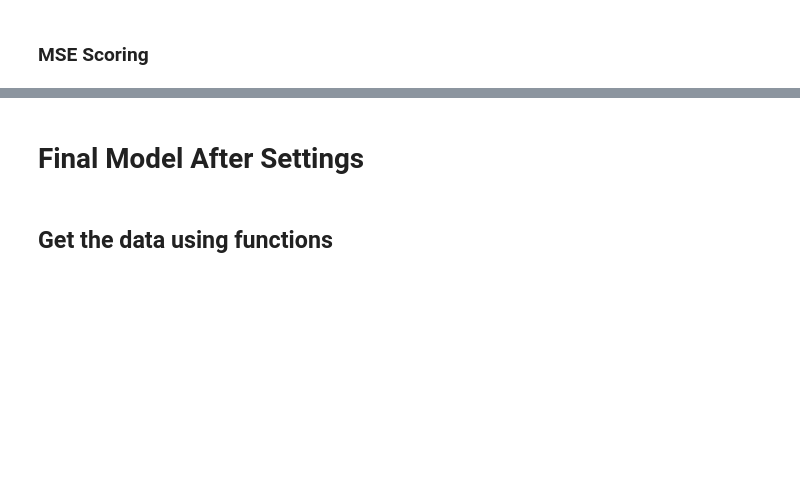
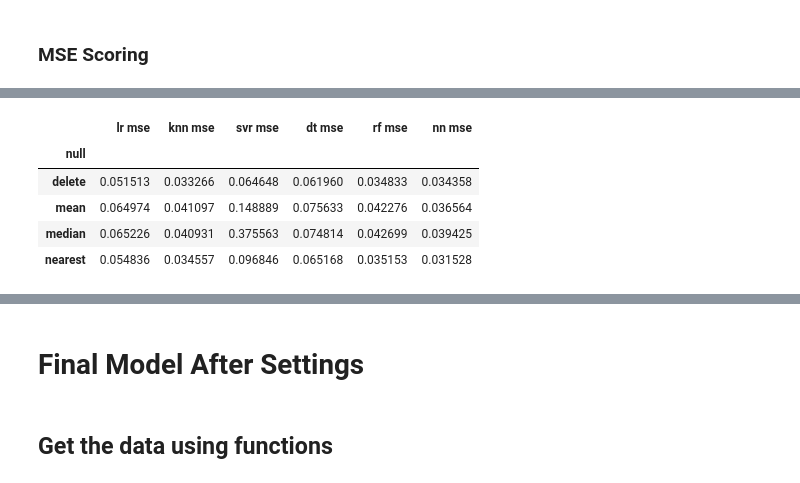
Before and after one commit to AlvinElves/individualDissertation, a Jupyter notebook: Var_AH_AI_Model_Comparison.ipynb, the cells around one changed output, grey strips where cells are left out. Cells and saved outputs as stored; diff of their text form; code cells hidden in the pictures; blank space fills up the shorter version.

```diff
--- a/Var_AH_AI_Model_Comparison.ipynb
+++ b/Var_AH_AI_Model_Comparison.ipynb
@@ -704,13 +797,20 @@ outliers_average
 # %%
 # See the average of all null methods
 null_average = mse_result.copy()
-null_average = null_average[null_average.NMHC == 'with']
+null_average = null_average[null_average.NMHC == 'without']
 null_average = null_average[null_average.outliers == 'delete']
 
 null_average.drop(('features'), inplace=True, axis=1)
 
 null_average = null_average.groupby('null')[model_column].mean()
 null_average
+# %% [output]
+|  | lr mse | knn mse | svr mse | dt mse | rf mse | nn mse |
+| null |  |  |  |  |  |  |
+| delete | 0.051513 | 0.033266 | 0.064648 | 0.061960 | 0.034833 | 0.034358 |
+| mean | 0.064974 | 0.041097 | 0.148889 | 0.075633 | 0.042276 | 0.036564 |
+| median | 0.065226 | 0.040931 | 0.375563 | 0.074814 | 0.042699 | 0.039425 |
+| nearest | 0.054836 | 0.034557 | 0.096846 | 0.065168 | 0.035153 | 0.031528 |
 # %%
 # See the average of all feature selection methods
 features_average = mse_result.copy()
```
Also changed, not shown: parts of 30 cells of this notebook, 2 other files.
